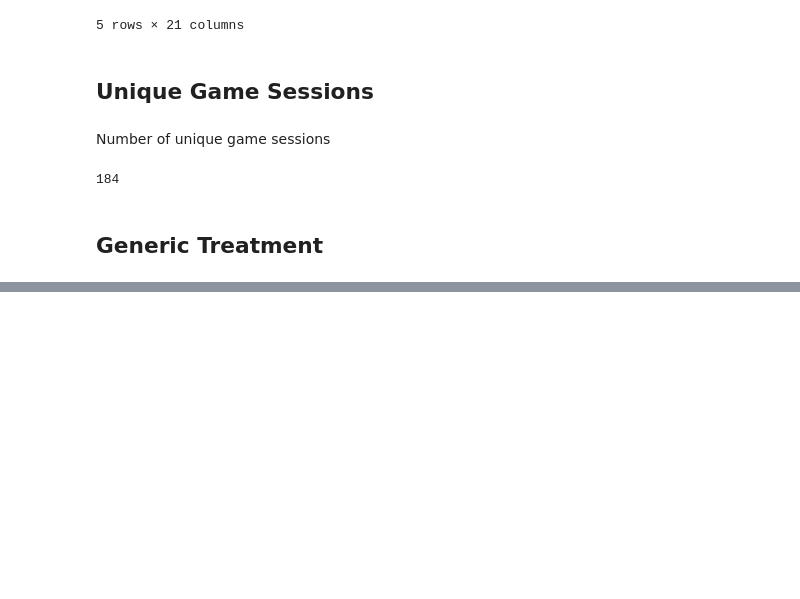
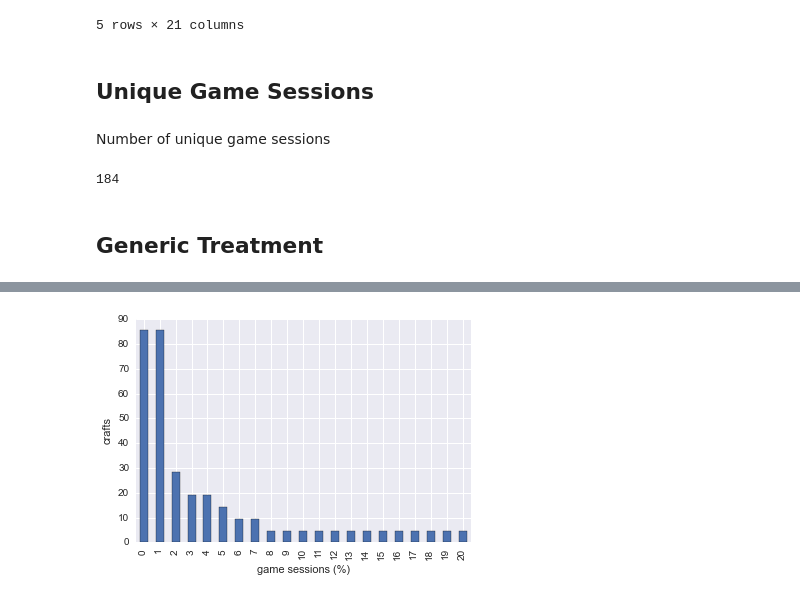
Before and after one commit to taniki/herocoli-analytics, a Jupyter notebook: automated-analysis.ipynb, the cells around one changed output, grey strips where cells are left out. Drawn from its saved outputs; the diff is of its cells as text; code cells hidden in the pictures; blank space fills up the shorter version.

```diff
--- a/automated-analysis.ipynb
+++ b/automated-analysis.ipynb
@@ -34,3 +34,93 @@ playerscount
 184
 # %% [markdown]
 ## Generic Treatment
+# %%
+gameSessionCount = df["playerId"].nunique()
+print 'gameSessionCount={0}'.format(gameSessionCount)
+
+
+studiedEvent = "craft"
+
+percentageBarGraphMode = True
+barGraphMode = True
+percentageDefaultGraphMode = True
+defaultGraphMode = True
+
+
+
+columnName = studiedEvent+"s"
+graphLabel = columnName
+
+studiedEventCount = df[df["type"]==studiedEvent]["id"].count()
+print '#{0}={1}'.format(studiedEvent,studiedEventCount)
+mean = studiedEventCount / float(gameSessionCount)
+print 'mean={0}'.format(mean)
+
+positiveGameSessions = df[df["type"]==studiedEvent]["playerId"].value_counts()
+
+positiveGameSessionCount = positiveGameSessions.count()
+positiveGameSessionCountTable = pd.DataFrame({columnName: positiveGameSessions.values})
+
+
+
+if percentageBarGraphMode:
+    ax = (positiveGameSessionCountTable*100/positiveGameSessionCount).plot(kind='bar')
+    plt.xlabel("game sessions (%)")
+    plt.ylabel(graphLabel)
+    plt.legend('')
+if barGraphMode:
+    ax = positiveGameSessionCountTable.plot(kind='bar')
+    plt.xlabel("game sessions (%)")
+    plt.ylabel(graphLabel)
+    plt.legend('')
+if percentageDefaultGraphMode:
+    ax = (positiveGameSessionCountTable*100/positiveGameSessionCount).plot()
+    plt.xlabel("game sessions (%)")
+    plt.ylabel(graphLabel)
+    plt.legend('')
+if defaultGraphMode:
+    ax = positiveGameSessionCountTable.plot()
+    plt.xlabel("game sessions (%)")
+    plt.ylabel(graphLabel)
+    plt.legend('')
+
+vals = ax.get_yticks()
+ax.set_yticklabels(['{:3.2f}%'.format(x*100) for x in vals])
+
+positiveGameSessionCountTable.describe()
+
+negativeGameSessionCountSeries = pd.Series(0, index=(list(range(positiveGameSessionCount,gameSessionCount-1))))
+negativeGameSessionCountTable = pd.DataFrame({columnName: negativeGameSessionCountSeries})
+
+fullEventGameSessionCountTable = pd.concat([positiveGameSessionCountTable, negativeGameSessionCountTable])
+
+if percentageBarGraphMode:
+    ax = (fullEventGameSessionCountTable*100/gameSessionCount).plot(kind='bar')
+    plt.xlabel("game sessions (%)")
+    plt.ylabel(graphLabel)
+    plt.legend('')
+if barGraphMode:
+    ax = fullEventGameSessionCountTable.plot(kind='bar')
+    plt.xlabel("game sessions (%)")
+    plt.ylabel(graphLabel)
+    plt.legend('')
+if percentageDefaultGraphMode:
+    ax = (fullEventGameSessionCountTable*100/positiveGameSessionCount).plot()
+    plt.xlabel("game sessions (%)")
+    plt.ylabel(graphLabel)
+    plt.legend('')
+if defaultGraphMode:
+    ax = fullEventGameSessionCountTable.plot()
+    plt.xlabel("game sessions (%)")
+    plt.ylabel(graphLabel)
+    plt.legend('')
+
+vals = ax.get_yticks()
+ax.set_yticklabels(['{:3.2f}%'.format(x*100) for x in vals])
+
+plt.xlabel("player index")
+plt.ylabel("crafted devices")
+plt.legend('')
+
+fullEventGameSessionCountTable.describe()
+# %% [output]
@@ -36,0 +139 @@ playerscount
+[figure, added]
```
Also changed, not shown: parts of 4 cells of this notebook.
